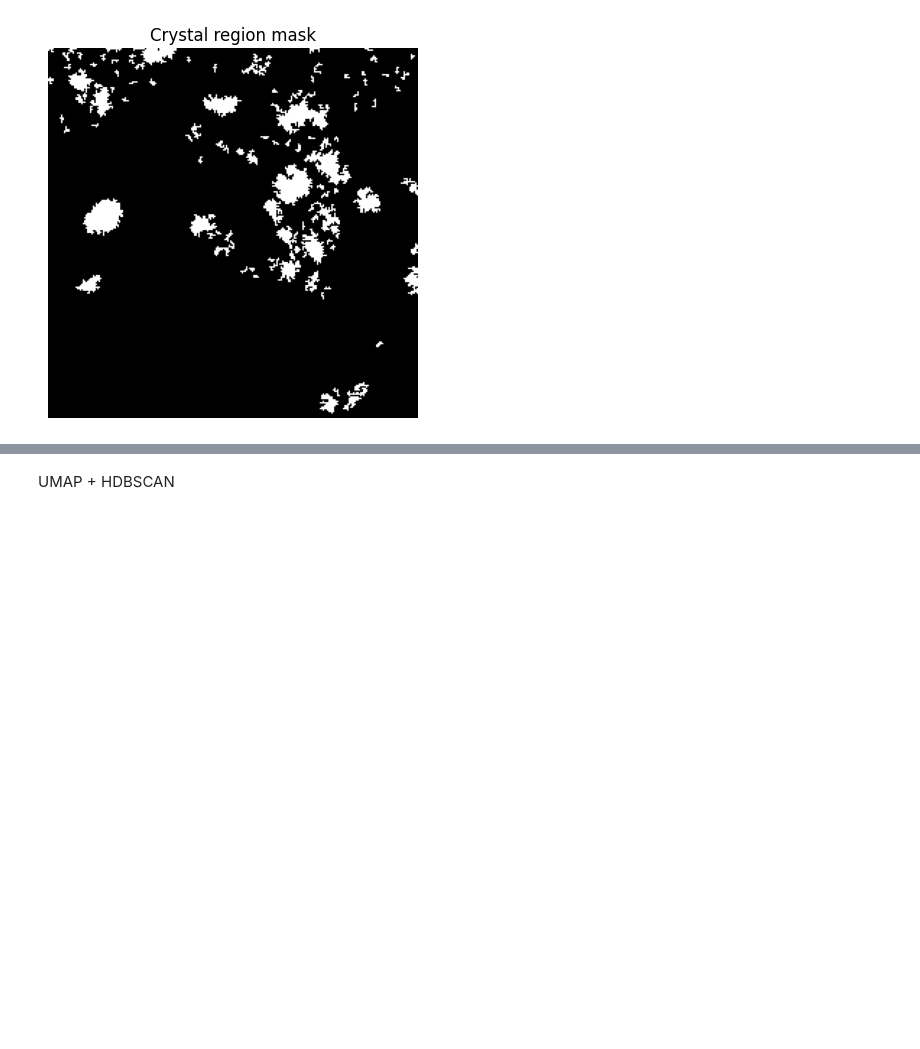
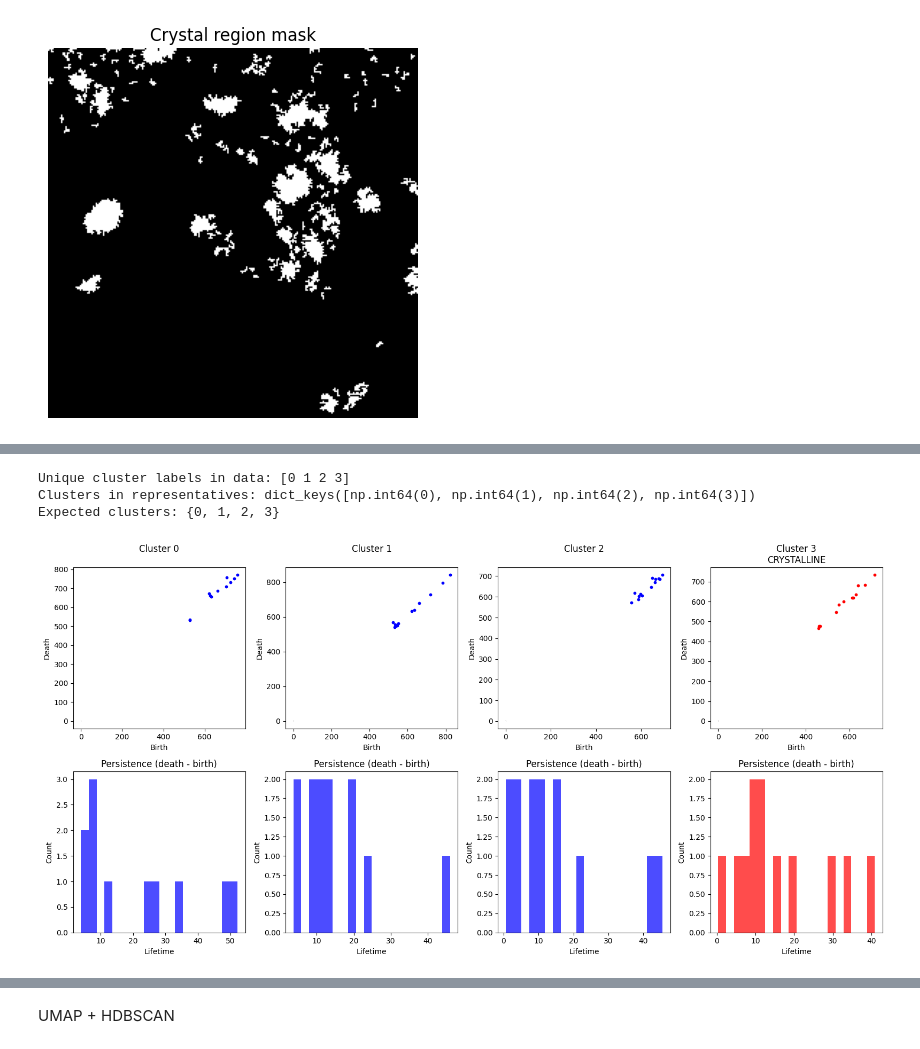
Before and after one commit to Tndeal/PH-TEM, a Jupyter notebook: image_topology/first_run.ipynb, the cells around one changed output, grey strips where cells are left out. Drawn from its saved outputs; the diff is of its cells as text; code cells hidden in the pictures; blank space fills up the shorter version.

Commit message:
small edits & cleanup, post analysis on clusters

```diff
--- a/image_topology/first_run.ipynb
+++ b/image_topology/first_run.ipynb
@@ -75,9 +75,9 @@ def PH_patch(patched_image):
         vec = pimg.ravel()
         vectors.append(vec)
     vectors = np.vstack(vectors)
-    return vectors
+    return dgms, vectors
 
-vectorised_patches = PH_patch(patched_image)
+dgms, vectorised_patches = PH_patch(patched_image)
 # %%
 print(vectorised_patches.shape)
 # %% [output]
@@ -274,0 +341,68 @@ plt.show()
+# %%
+print("Unique cluster labels in data:", np.unique(cluster_labels))
+print("Clusters in representatives:", cluster_representatives.keys())
+print("Expected clusters:", set(range(4)))
+# %% [output]
+Unique cluster labels in data: [0 1 2 3]
+Clusters in representatives: dict_keys([np.int64(0), np.int64(1), np.int64(2), np.int64(3)])
+Expected clusters: {0, 1, 2, 3}
+# %%
+import matplotlib.pyplot as plt
+import numpy as np
+
+clusters = sorted(cluster_representatives.keys())
+n = len(clusters)
+
+fig, axes = plt.subplots(2, n, figsize=(4*n, 8))
+
+if n == 1:
+    axes = np.array([[axes[0]], [axes[1]]])  # ensure 2D indexing
+
+for i, c in enumerate(clusters):
+
+    pd = np.array(cluster_representatives[c])
+
+    # =========================
+    # 1️⃣ Birth-Death scatter
+    # =========================
+    ax = axes[0, i]
+
+    ax.scatter(
+        pd[:, 0],
+        pd[:, 1],
+        c='red' if c == crystalline_cluster else 'blue',
+        s=10
+    )
+
+    ax.set_title(
+        f"Cluster {c}\n"
+        + ("CRYSTALLINE" if c == crystalline_cluster else "")
+    )
+
+    ax.set_xlabel("Birth")
+    ax.set_ylabel("Death")
+
+    ax.plot([0, 1], [0, 1], 'k--', linewidth=1)
+
+    # =========================
+    # 2️⃣ Lifespan distribution
+    # =========================
+    ax2 = axes[1, i]
+
+    lifetimes = pd[:, 1] - pd[:, 0]
+
+    ax2.hist(
+        lifetimes,
+        bins=20,
+        color='red' if c == crystalline_cluster else 'blue',
+        alpha=0.7
+    )
+
+    ax2.set_title("Persistence (death - birth)")
+    ax2.set_xlabel("Lifetime")
+    ax2.set_ylabel("Count")
+
+plt.tight_layout()
+plt.show()
+# %% [output]
+[figure, added]
```
Also changed, not shown: parts of 6 cells of this notebook, 1 other file.
